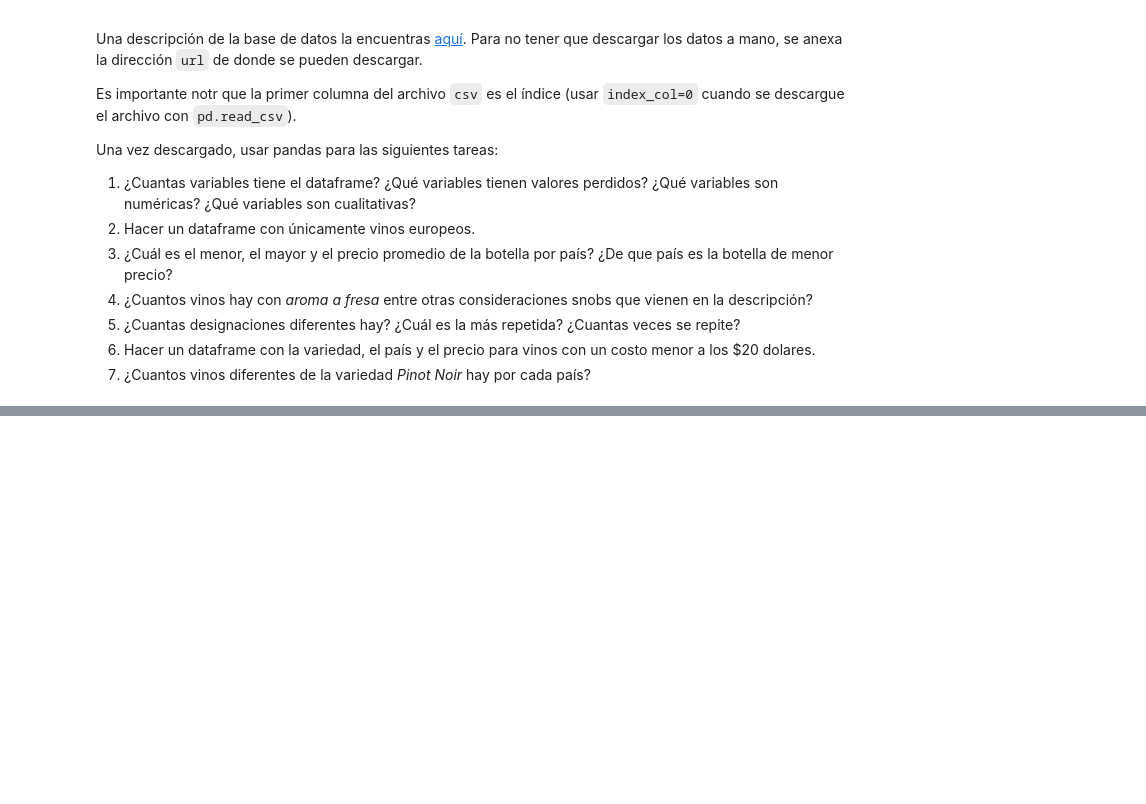
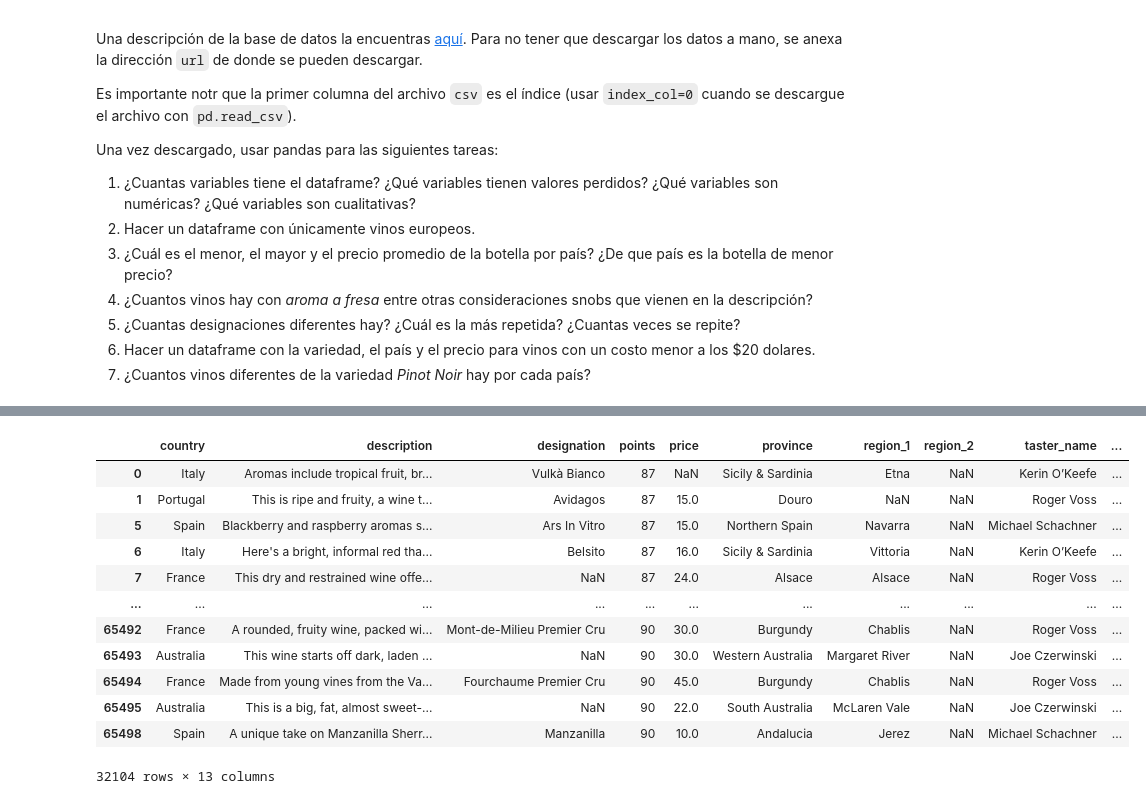
Before and after one commit to fofojaramillo/maestria-propedeuticos, a Jupyter notebook: Programacion/intro_pandas.ipynb, the cells around one changed output, grey strips where cells are left out. Drawn from its saved outputs; the diff is of its cells as text; code cells hidden in the pictures; blank space fills up the shorter version.

```diff
--- a/Programacion/intro_pandas.ipynb
+++ b/Programacion/intro_pandas.ipynb
@@ -546,4 +596,31 @@ winmag_url = 'https://gist.githubusercontent.com/clairehq/79acab35be50eaf1c38394
 # %%
 # Hacer un dataframe con únicamente vinos europeos.
+
+country_uniques = pd.Series(reviews['country'].unique())    #Se eliminan repetidos
+
+not_european = ['US','Argentina','Chile','South Africa','New Zealand','Israel',
+                       'Mexico','Canada','Turkey','Uruguay','Lebanon','Brazil','Morocco',
+                       'Peru','India','Cyprus','Armenia']   #Paises no europeos
+
+country_europe = country_uniques.drop(
+                                        country_uniques[
+                                        country_uniques.isin(not_european)]
+                                        .index) #Se quitan paises no europeos
+
+reviews[reviews['country'].isin(country_europe)]    #Dataframe donde las entradas que cuyo 'country' no esta en 'country_european' se muestran
+# %% [output]
+|  | country | description | designation | points | price | province | region_1 | region_2 | taster_name | ... |
+| 0 | Italy | Aromas include tropical fruit, br... | Vulkà Bianco | 87 | NaN | Sicily & Sardinia | Etna | NaN | Kerin O’Keefe | ... |
+| 1 | Portugal | This is ripe and fruity, a wine t... | Avidagos | 87 | 15.0 | Douro | NaN | NaN | Roger Voss | ... |
+| 5 | Spain | Blackberry and raspberry aromas s... | Ars In Vitro | 87 | 15.0 | Northern Spain | Navarra | NaN | Michael Schachner | ... |
+| 6 | Italy | Here's a bright, informal red tha... | Belsito | 87 | 16.0 | Sicily & Sardinia | Vittoria | NaN | Kerin O’Keefe | ... |
+| 7 | France | This dry and restrained wine offe... | NaN | 87 | 24.0 | Alsace | Alsace | NaN | Roger Voss | ... |
+| ... | ... | ... | ... | ... | ... | ... | ... | ... | ... | ... |
+| 65492 | France | A rounded, fruity wine, packed wi... | Mont-de-Milieu Premier Cru | 90 | 30.0 | Burgundy | Chablis | NaN | Roger Voss | ... |
+| 65493 | Australia | This wine starts off dark, laden ... | NaN | 90 | 30.0 | Western Australia | Margaret River | NaN | Joe Czerwinski | ... |
+| 65494 | France | Made from young vines from the Va... | Fourchaume Premier Cru | 90 | 45.0 | Burgundy | Chablis | NaN | Roger Voss | ... |
+| 65495 | Australia | This is a big, fat, almost sweet-... | NaN | 90 | 22.0 | South Australia | McLaren Vale | NaN | Joe Czerwinski | ... |
+| 65498 | Spain | A unique take on Manzanilla Sherr... | Manzanilla | 90 | 10.0 | Andalucia | Jerez | NaN | Michael Schachner | ... |
+32104 rows × 13 columns
 # %%
 # ¿Cuál es el menor, el mayor y el precio promedio de la botella por país?
```
Also changed, not shown: parts of 12 cells of this notebook, 4 other files.
